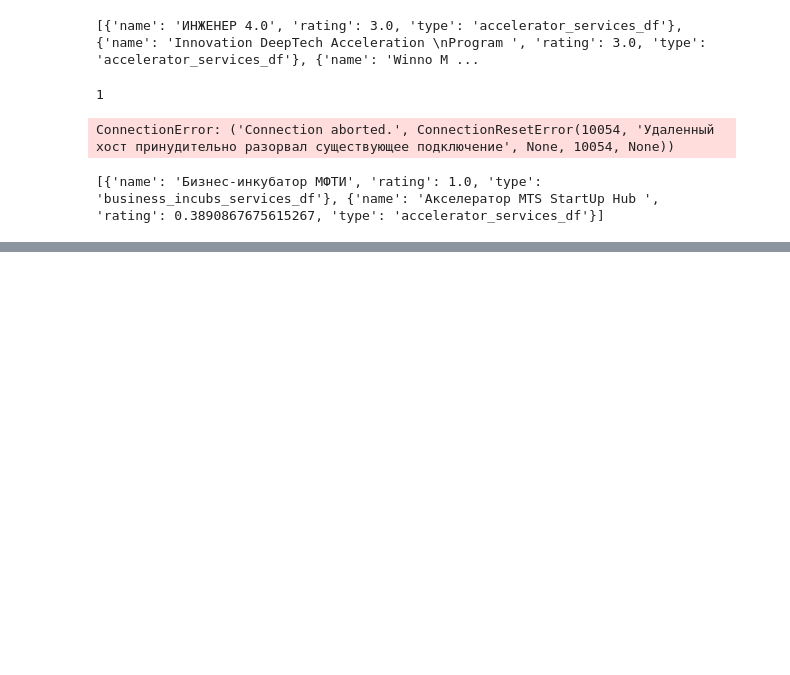
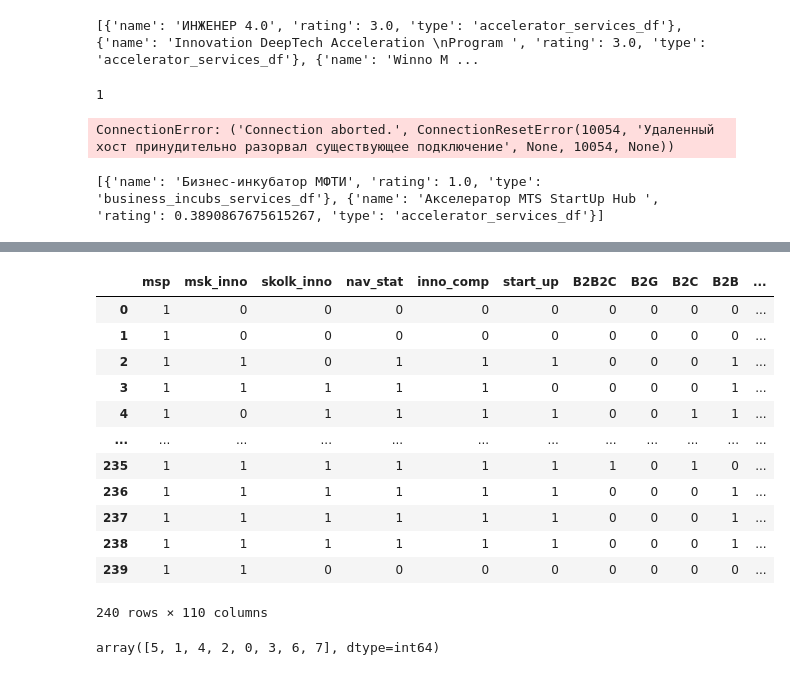
Before and after one commit to Lanceopries/sgr-ai, a Jupyter notebook: request_test.ipynb, the cells around one changed output, grey strips where cells are left out. Saved outputs shown, nothing was run; the diff lists cells and outputs as text; code cells hidden in the pictures; blank space fills up the shorter version.

```diff
--- a/request_test.ipynb
+++ b/request_test.ipynb
@@ -115,3 +115,5 @@ services_dict = pd.read_excel('D:\heroku_test\Services.xlsx', sheet_name=None)
 engi_centres_services_df = services_dict['Список инжиниринговых центров'][['Название объекта', 'Рынок', 'Технологии', 'Сервисы']]
 # %%
 engi_centres_services_df.to_csv('engi_centres_services.csv')
+# %%
+context = pd.read_csv('train_data.csv')
@@ -117,0 +140,39 @@ engi_centres_services_df.to_csv('engi_centres_services.csv')
+# %%
+train_context = context.drop(
+    [
+        'Unnamed: 0',
+        'is_funded',
+        'name',
+        'nalog_id',
+        'project_name',
+        'service',
+        'NoneType',
+        'Наименование стартапа',
+        'ИНН',
+        'Стадия стартапа',
+        'Сфера стартапа',
+        'Технология',
+        'Пользователь',
+        'Частный фонд_сумма, долл',
+        'Государственный фонд_сумма, долл',
+        'Акселератор_сумма, долл',
+        'Корпоративный инвестор_сумма, долл',
+        'Корпоративный фонд_сумма, долл'
+    ]
+,axis=1)
+# %%
+train_context
+# %% [output]
+|  | msp | msk_inno | skolk_inno | nav_stat | inno_comp | start_up | B2B2C | B2G | B2C | B2B | ... |
+| 0 | 1 | 0 | 0 | 0 | 0 | 0 | 0 | 0 | 0 | 0 | ... |
+| 1 | 1 | 0 | 0 | 0 | 0 | 0 | 0 | 0 | 0 | 0 | ... |
+| 2 | 1 | 1 | 0 | 1 | 1 | 1 | 0 | 0 | 0 | 1 | ... |
+| 3 | 1 | 1 | 1 | 1 | 1 | 0 | 0 | 0 | 0 | 1 | ... |
+| 4 | 1 | 0 | 1 | 1 | 1 | 1 | 0 | 0 | 1 | 1 | ... |
+| ... | ... | ... | ... | ... | ... | ... | ... | ... | ... | ... | ... |
+| 235 | 1 | 1 | 1 | 1 | 1 | 1 | 1 | 0 | 1 | 0 | ... |
+| 236 | 1 | 1 | 1 | 1 | 1 | 1 | 0 | 0 | 0 | 1 | ... |
+| 237 | 1 | 1 | 1 | 1 | 1 | 1 | 0 | 0 | 0 | 1 | ... |
+| 238 | 1 | 1 | 1 | 1 | 1 | 1 | 0 | 0 | 0 | 1 | ... |
+| 239 | 1 | 1 | 0 | 0 | 0 | 0 | 0 | 0 | 0 | 0 | ... |
+240 rows × 110 columns
@@ -117,0 +193,4 @@ engi_centres_services_df.to_csv('engi_centres_services.csv')
+# %%
+train_context['actions'].unique()
+# %% [output]
+array([5, 1, 4, 2, 0, 3, 6, 7], dtype=int64)
```
Also changed, not shown: parts of 14 cells of this notebook, 3 other files.
